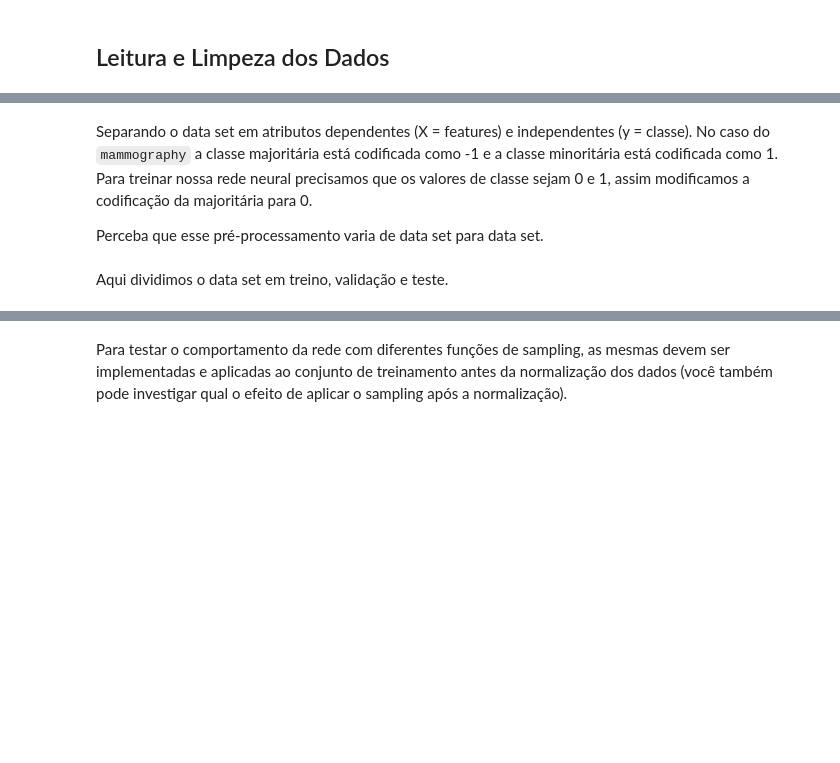
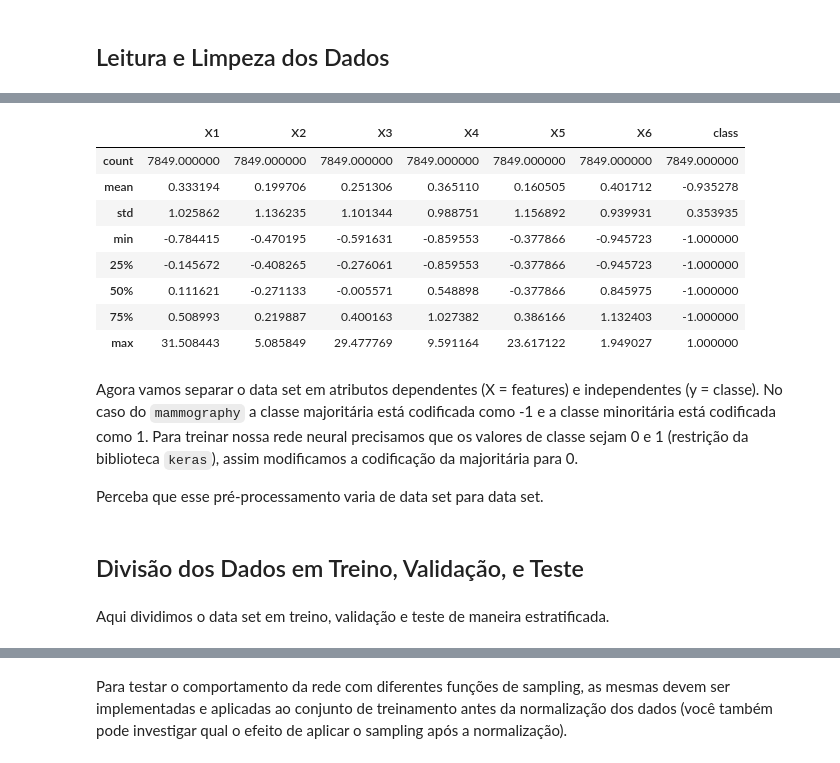
Before and after one commit to RomeroBarata/IF702-redes-neurais, a Jupyter notebook: main.ipynb, the cells around one changed output, grey strips where cells are left out. Cells and saved outputs as stored; diff of their text form; code cells hidden in the pictures; blank space fills up the shorter version.

```diff
--- a/main.ipynb
+++ b/main.ipynb
@@ -26,5 +40,18 @@ data_set.drop_duplicates(inplace=True)  # Remove exemplos repetidos
+# %%
+# Estatísticas sobre as variáveis
+data_set.describe()
+# %% [output]
+|  | X1 | X2 | X3 | X4 | X5 | X6 | class |
+| count | 7849.000000 | 7849.000000 | 7849.000000 | 7849.000000 | 7849.000000 | 7849.000000 | 7849.000000 |
+| mean | 0.333194 | 0.199706 | 0.251306 | 0.365110 | 0.160505 | 0.401712 | -0.935278 |
+| std | 1.025862 | 1.136235 | 1.101344 | 0.988751 | 1.156892 | 0.939931 | 0.353935 |
+| min | -0.784415 | -0.470195 | -0.591631 | -0.859553 | -0.377866 | -0.945723 | -1.000000 |
+| 25% | -0.145672 | -0.408265 | -0.276061 | -0.859553 | -0.377866 | -0.945723 | -1.000000 |
+| 50% | 0.111621 | -0.271133 | -0.005571 | 0.548898 | -0.377866 | 0.845975 | -1.000000 |
+| 75% | 0.508993 | 0.219887 | 0.400163 | 1.027382 | 0.386166 | 1.132403 | -1.000000 |
+| max | 31.508443 | 5.085849 | 29.477769 | 9.591164 | 23.617122 | 1.949027 | 1.000000 |
 # %% [markdown]
-Separando o data set em atributos dependentes (X = features) e independentes (y = classe). No caso do `mammography` a classe majoritária está codificada como -1 e a classe minoritária está codificada como 1. Para treinar nossa rede neural precisamos que os valores de classe sejam 0 e 1, assim modificamos a codificação da majoritária para 0.
+Agora vamos separar o data set em atributos dependentes (X = features) e independentes (y = classe). No caso do `mammography` a classe majoritária está codificada como -1 e a classe minoritária está codificada como 1. Para treinar nossa rede neural precisamos que os valores de classe sejam 0 e 1 (restrição da biblioteca `keras`), assim modificamos a codificação da majoritária para 0.
 
 Perceba que esse pré-processamento varia de data set para data set.
 # %%
@@ -31,8 +59,10 @@ Perceba que esse pré-processamento varia de data set para data set.
 X = data_set.iloc[:, :-1].values
 y = data_set.iloc[:, -1].values
 y = np.where(y == -1, 0, 1)
+# %% [markdown]
+## Divisão dos Dados em Treino, Validação, e Teste
 # %% [markdown]
-Aqui dividimos o data set em treino, validação e teste.
+Aqui dividimos o data set em treino, validação e teste de maneira estratificada.
 # %%
 ## Treino: 50%, Validação: 25%, Teste: 25%
 X_train, X_test, y_train, y_test = train_test_split(X, y, test_size=1/4,
```
Also changed, not shown: parts of 17 cells of this notebook.
